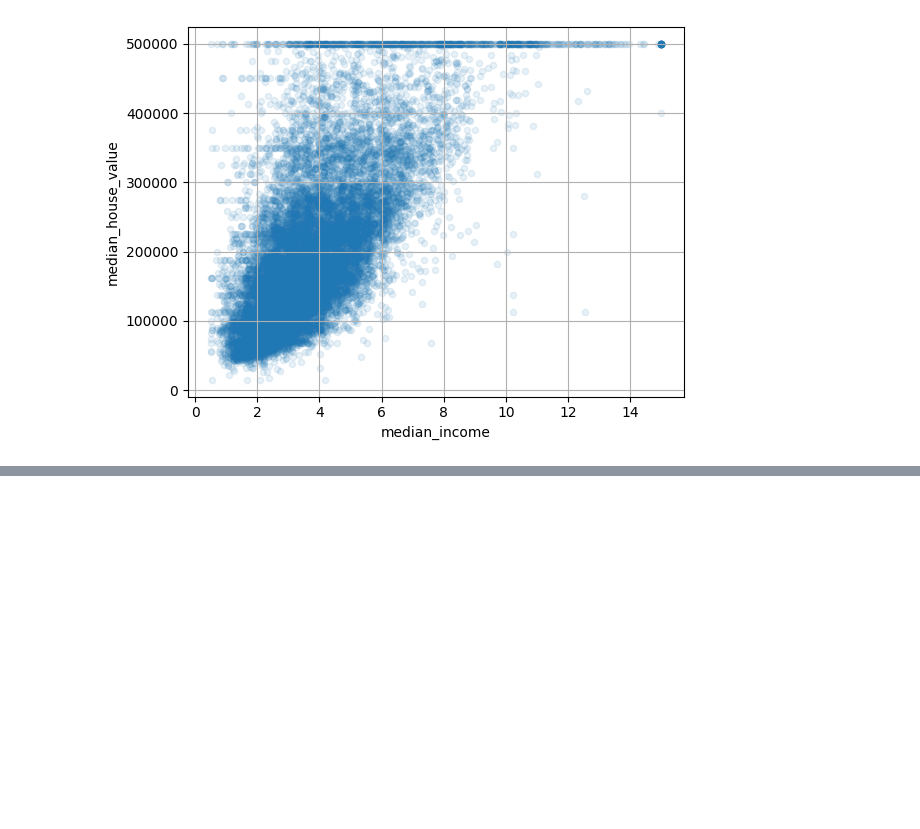
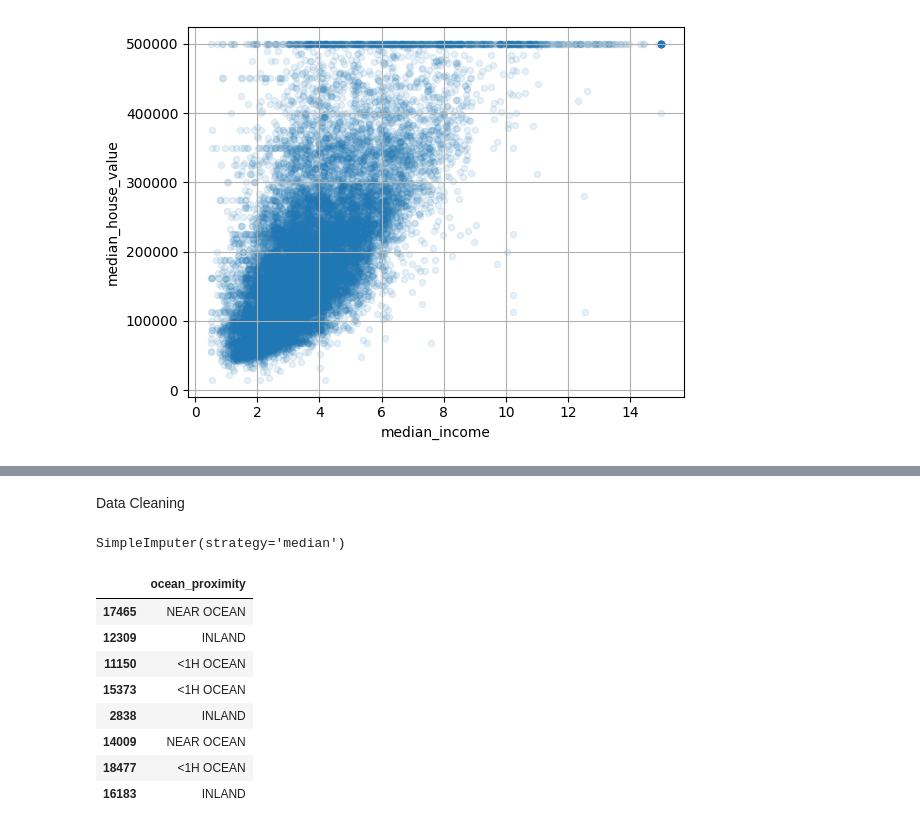
Before and after one commit to MichKorz/Machine_learning, a Jupyter notebook: CaliforniaHousingPrices.ipynb, the cells around one changed output, grey strips where cells are left out. Drawn from its saved outputs; the diff is of its cells as text; code cells hidden in the pictures; blank space fills up the shorter version.

Commit message:
Added data dependet features, filled missing values, added categories for "ocean_proximity" feature

```diff
--- a/CaliforniaHousingPrices.ipynb
+++ b/CaliforniaHousingPrices.ipynb
@@ -165,0 +188,14 @@ plt.show()
+# %%
+housing = strat_train_set.drop("median_house_value", axis=1)
+housing_labels = strat_train_set["median_house_value"].copy()
+# %% [markdown]
+Data Cleaning
+# %%
+from sklearn.impute import SimpleImputer
+
+imputer = SimpleImputer(strategy="median")
+
+housing_num = housing.select_dtypes(include=[np.number])
+imputer.fit(housing_num)
+# %% [output]
+SimpleImputer(strategy='median')
@@ -165,0 +207,13 @@ plt.show()
+# %%
+housing_cat = housing[["ocean_proximity"]]
+housing_cat.head(8)
+# %% [output]
+|  | ocean_proximity |
+| 17465 | NEAR OCEAN |
+| 12309 | INLAND |
+| 11150 | <1H OCEAN |
+| 15373 | <1H OCEAN |
+| 2838 | INLAND |
+| 14009 | NEAR OCEAN |
+| 18477 | <1H OCEAN |
+| 16183 | INLAND |
```
Also changed, not shown: parts of 9 cells of this notebook.
